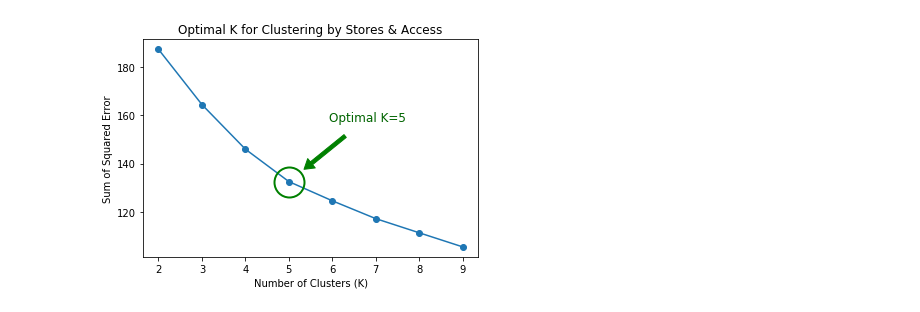
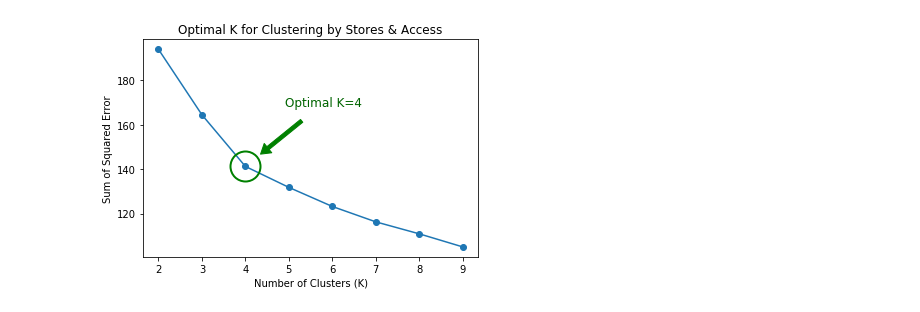
Before and after one commit to PreethiVijai/ML-project, a Jupyter notebook: clustering.ipynb, the cells around one changed output. Drawn from its saved outputs; the diff is of its cells as text; code cells hidden in the pictures.

```diff
--- a/clustering.ipynb
+++ b/clustering.ipynb
@@ -100,6 +100,8 @@ class Cluster:
         df["Average Population"] = df["Average Population"].round()
         df["Average Bachelor's Degree %"] = df["Average Bachelor's Degree %"].round(1)
 
+        df.index.name = ""
+
         return df.sort_values(by=["Number of Counties"])
 
     def counties_in_cluster(self, cluster):
@@ -205,21 +205,20 @@ stores_expenditure.clusters
 # %%
-stores_access = Cluster("Clustering by Stores & Access", {
+Cluster("Clustering by Stores & Access", {
     "GROCPTH14": "Grocery stores per 1,000 People",
     "SUPERCPTH14": "Supercenters per 1,000 People",
     "CONVSPTH14": "Convenience stores per 1,000 People",
     # "SPECSPTH14": "Specialized food stores per 1,000 People",
     "FFRPTH14": "Fast-food restaurants per 1,000 People",
     "FSRPTH14": "Full-service restaurants per 1,000 People",
     "FMRKTPTH16": "Farmers' markets per 1,000 People",
     # "MILK_PRICE10": "Price of low-fat milk/national average",
     # "SODA_PRICE10": "Price of sodas/national average",
-    # "FOODINSEC_13_15": "Statewide Household Food Insecurity",
+    "FOODINSEC_13_15": "Statewide Household Food Insecurity",
     # "PC_FFRSALES12": "Expenditures per capita, fast food",
     # "PC_FSRSALES12": "Expenditures per capita, restaurants",
-    "PCT_LACCESS_POP15": "Population, low access to store (%)",
-    "PCT_LACCESS_LOWI15": "Low income & low access to store (%), 2015",
-}, population=4000)
-stores_access.clusters
+    # "PCT_LACCESS_POP15": "Population, low access to store (%)",
+    # "PCT_LACCESS_LOWI15": "Low income & low access to store (%), 2015",
+}, population=2000).clusters
 # %% [output]
-[figure, old version]
+[figure, new version]
 |  | Number of Counties | Grocery stores per 1,000 People | Supercenters per 1,000 People | Convenience stores per 1,000 People | ... |
```
Also changed, not shown: parts of 10 cells of this notebook, 3 other files.
